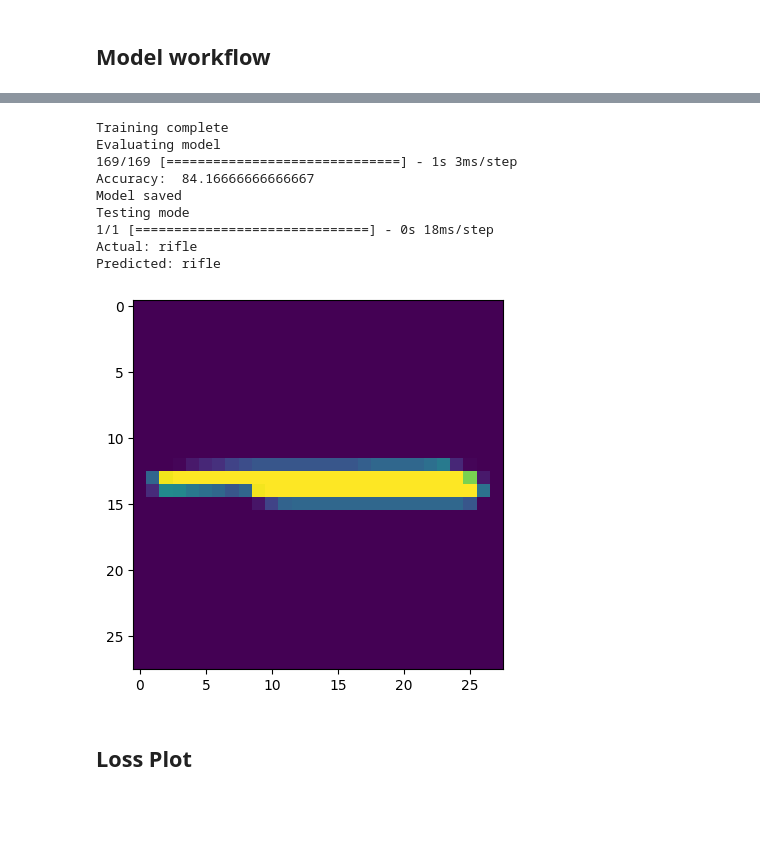
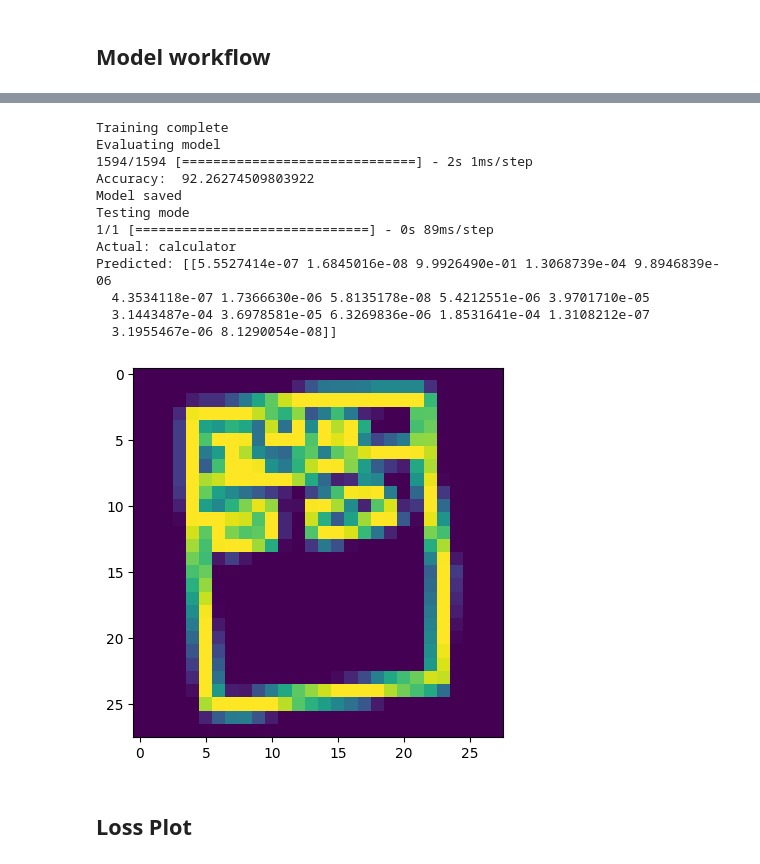
Before and after one commit to gaganchapa/Doodle_Classification, a Jupyter notebook: code.ipynb, the cells around one changed output, grey strips where cells are left out. Cells and saved outputs as stored; diff of their text form; code cells hidden in the pictures; blank space fills up the shorter version.

```diff
--- a/code.ipynb
+++ b/code.ipynb
@@ -120,11 +120,11 @@ from tensorflow.keras.utils import to_categorical
 from random import randint
 
 # define some constants
-N_FRUITS = 18
+N_FRUITS = 17
 # FRUITS = {0: "Apple", 1: "Banana",2:""}
 
 # number of samples to take in each class
-N = 1000
+N = 10000
 
 # some other constants
 N_EPOCHS = 2
@@ -175,7 +175,7 @@ model = Sequential([
     Dropout(0.25),
     Flatten(),
     Dense(128, activation='relu'),
-    Dropout(0.5),
+    # Dropout(0.5),
     Dense(N_FRUITS, activation='softmax')
 ])
 
@@ -189,6 +189,6 @@ lr_schedule = tf.keras.callbacks.LearningRateScheduler(
 )
 # %%
 
-history = model.fit(np.array(x_train), np.array(Y_train), batch_size=32, epochs=5, verbose=1,validation_split=0.3,callbacks=[lr_schedule])
+history = model.fit(np.array(x_train), np.array(Y_train), batch_size=64, epochs=5, verbose=1,validation_split=0.2)
 # %% [output]
 Epoch 1/5
@@ -208,40 +208,44 @@ print("Training complete")
 print("Evaluating model")
 preds = model.predict(np.array(x_test))
 
 score = 0
 for i in range(len(preds)):
     if np.argmax(preds[i]) == y_test[i]:
         score += 1
 
 print("Accuracy: ", ((score + 0.0) / len(preds)) * 100)
 
 model.save("model" + ".h5")
 print("Model saved")
 
 
 def visualize_and_predict():
     n = randint(0, len(x_test))
     plt.imshow(x_test[n])
     # visualize(denormalize(np.reshape(x_test[n], (28, 28))))
-    pred = FRUITS[np.argmax(model.predict(np.array([x_test[n]])))]
+    # pred = FRUITS[np.argmax(model.predict(np.array([x_test[n]])))]
+    pred=model.predict(np.array([x_test[n]]))
     actual = FRUITS[y_test[n]]
     print("Actual:", actual)
     print("Predicted:", pred)
 
 
 print("Testing mode")
 visualize_and_predict()
 # %% [output]
 Training complete
 Evaluating model
-169/169 [==============================] - 1s 3ms/step
-Accuracy:  84.16666666666667
+1594/1594 [==============================] - 2s 1ms/step
+Accuracy:  92.26274509803922
 Model saved
 Testing mode
-1/1 [==============================] - 0s 18ms/step
-Actual: rifle
-Predicted: rifle
+1/1 [==============================] - 0s 89ms/step
+Actual: calculator
+Predicted: [[5.5527414e-07 1.6845016e-08 9.9926490e-01 1.3068739e-04 9.8946839e-06
+  4.3534118e-07 1.7366630e-06 5.8135178e-08 5.4212551e-06 3.9701710e-05
+  3.1443487e-04 3.6978581e-05 6.3269836e-06 1.8531641e-04 1.3108212e-07
+  3.1955467e-06 8.1290054e-08]]
-[figure, old version]
+[figure, new version]
 # %%
 # # !pip install visualkeras
 # import visualkeras
```
Also changed, not shown: parts of 11 cells of this notebook.
